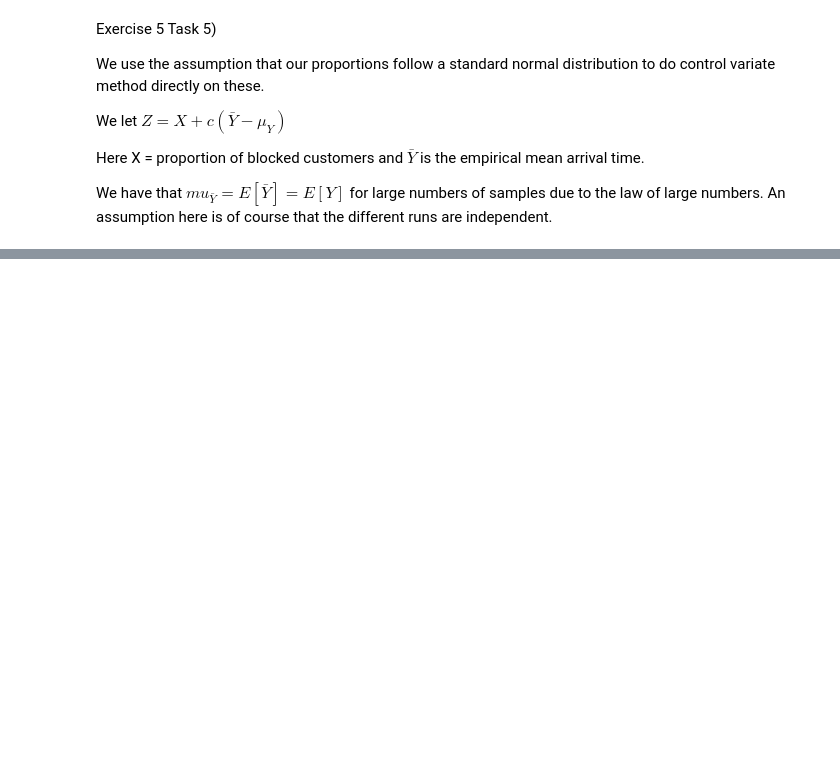
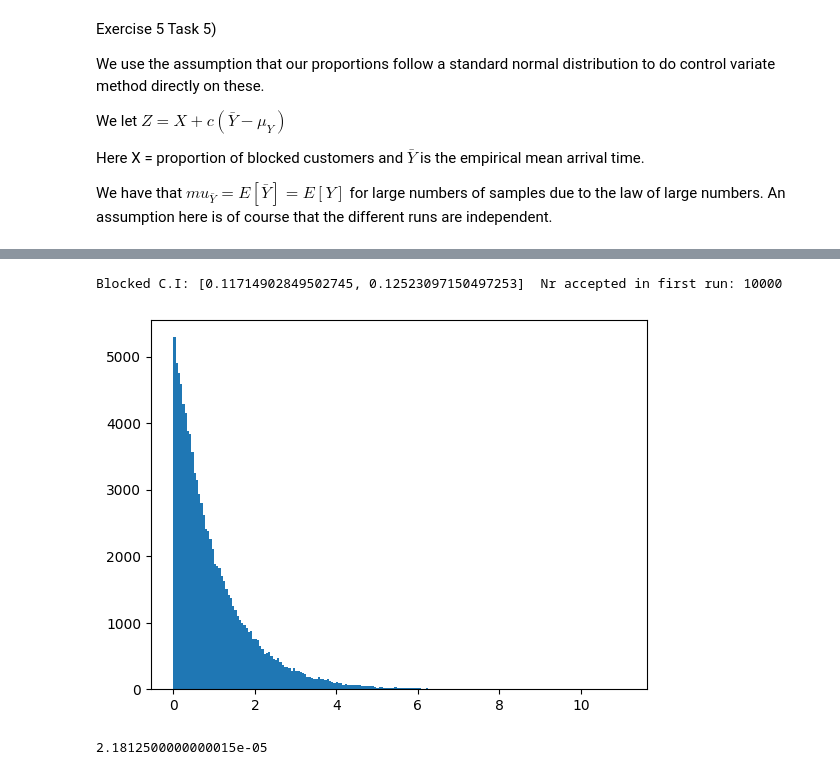
Before and after one commit to BrugerX/02443StochSimulation, a Jupyter notebook: Exercises/Exercises4.ipynb, the cells around one changed output, grey strips where cells are left out. Cells and saved outputs as stored; diff of their text form; code cells hidden in the pictures; blank space fills up the shorter version.

```diff
--- a/Exercises/Exercises4.ipynb
+++ b/Exercises/Exercises4.ipynb
@@ -182,0 +209,54 @@ Blocked C.I: [0.11797602803075714, 0.12424397196924288]  Nr accepted in first ru
+# %%
+A = [rngd.PredefinedModel(A_t.getSampleU(U_A[i])) for i in range(nrExperiments)]
+# %%
+
+subSamples = []
+m = 10
+lambda_S = 1/8 #Time between services
+lambda_A = 1 #Time between arrivals
+k_S = 2.00
+
+
+
+arrival_sample_for_plot = A_t.getSample(100000)
+plt.hist(arrival_sample_for_plot,bins=200)
+print("")
+
+Y = []
+
+for i in range(nrExperiments):
+
+
+    servers = ds.BlockingServers(S2[i],m)
+
+
+    t = 0
+    event_list = []
+    Y_i = []
+    for j in range(nrArrivals):
+        sample_time = A[i].getSample()[0]
+        t += sample_time
+        Y_i += [sample_time]
+        event_list += [t]
+
+    blockingCounter = []
+
+    for t_A in event_list:
+        blockingCounter += [(t_A,servers.scheduleService(t_A))]
+
+    subSamples += [blockingCounter]
+    Y += [Y_i]
+
+
+proportions_2 = ds.getSubProportions(subSamples)
+
+CI = ds.getConfidenceInterval(proportions)
+
+print(f"Blocked C.I: {CI}\t Nr accepted in first run: {ds.getNrBlocked(subSamples[0]).count(0)}")
+# %% [output]
+Blocked C.I: [0.11714902849502745, 0.12523097150497253]  Nr accepted in first run: 10000
+[figure, added]
+# %%
+print(np.var(np.array(proportions_2) - np.array(proportions_1)))
+# %% [output]
+2.1812500000000015e-05
```
Also changed, not shown: parts of 17 cells of this notebook, 3 other files.
